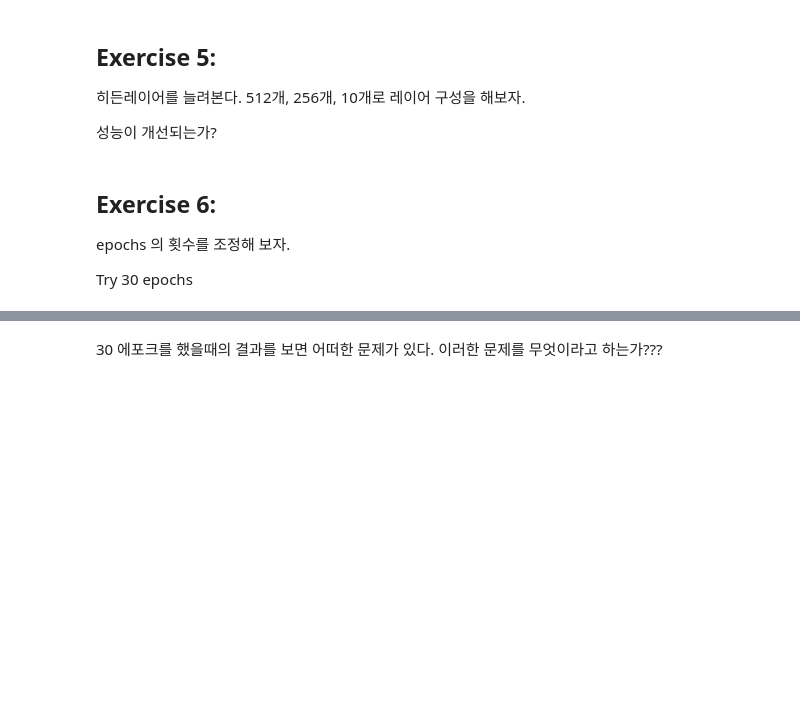
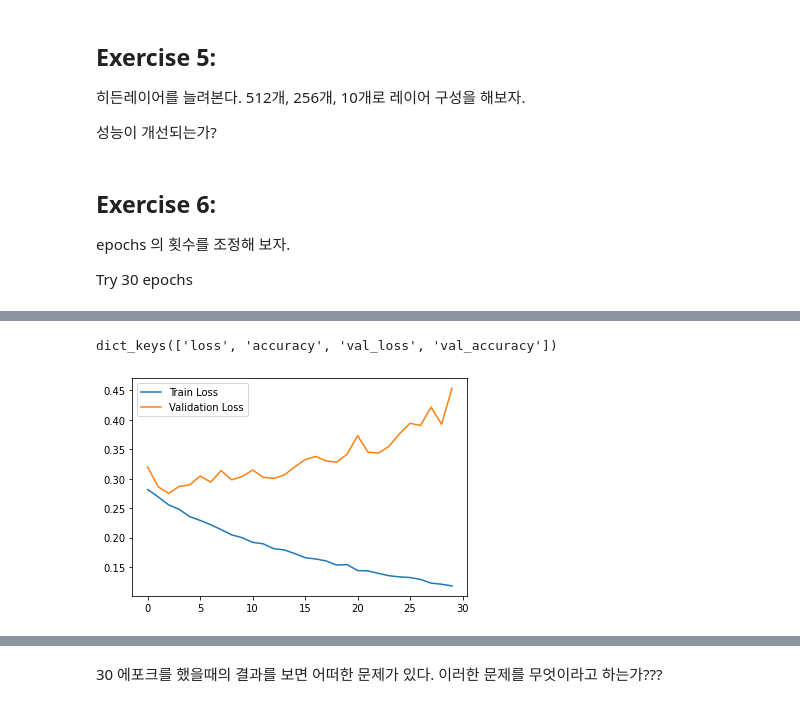
Before and after one commit to leopard4/yh-k3, a Jupyter notebook: 딥러닝강의파일/05_강의_fashion_mnist_ipynb.ipynb, the cells around one changed output, grey strips where cells are left out. Cells and saved outputs as stored; diff of their text form; code cells hidden in the pictures; blank space fills up the shorter version.

```diff
--- a/딥러닝강의파일/05_강의_fashion_mnist_ipynb.ipynb
+++ b/딥러닝강의파일/05_강의_fashion_mnist_ipynb.ipynb
@@ -239,0 +391,2 @@ Flatten() layer를 지우면 어떻게 되는가?
+# %%
+model.fit(X_test, y_test, epochs = 5)
@@ -250,3 +406,16 @@ epochs 의 횟수를 조정해 보자.
 
 
 Try 30 epochs
+# %%
+def build_model():
+  model = Sequential()
+  model.add( Flatten() )
+  model.add( Dense(128, 'relu') )
+  model.add( Dense(64, 'relu') )
+  model.add( Dense(10, 'softmax'))
+  model.compile('adam', 'sparse_categorical_crossentropy', ['accuracy'])
+  return model
+# %%
+model = build_model()
+# %%
+epoch_history = model.fit(X_train, y_train, epochs= 30 , validation_split= 0.2 )
@@ -252,0 +440,11 @@ Try 30 epochs
+# %%
+epoch_history.history.keys()
+# %% [output]
+dict_keys(['loss', 'accuracy', 'val_loss', 'val_accuracy'])
+# %%
+plt.plot( epoch_history.history['loss']  )
+plt.plot( epoch_history.history['val_loss']  )
+plt.legend( ['Train Loss', 'Validation Loss'] )
+plt.show()
+# %% [output]
+[figure, added]
```
Also changed, not shown: parts of 46 cells of this notebook.
